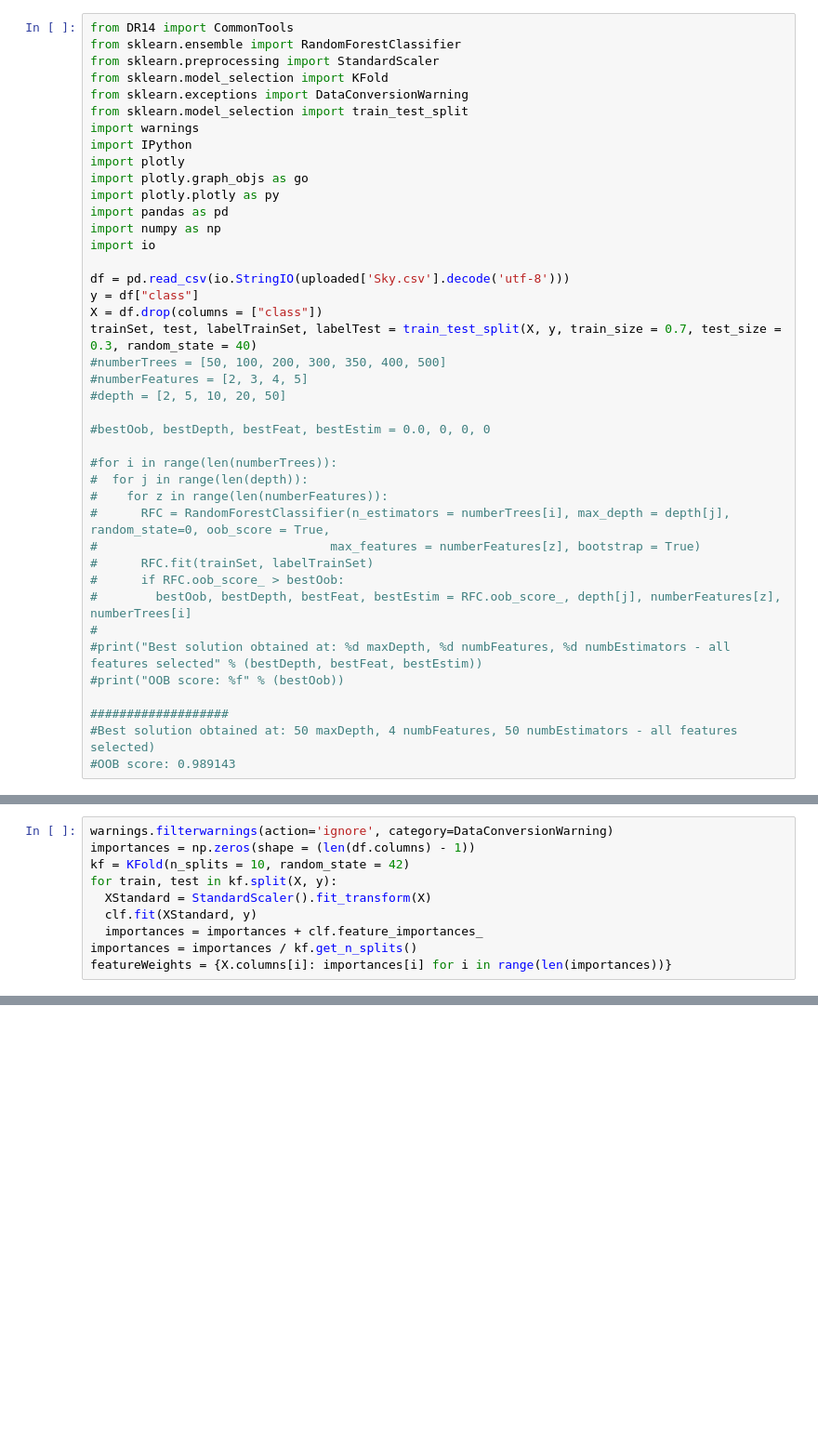
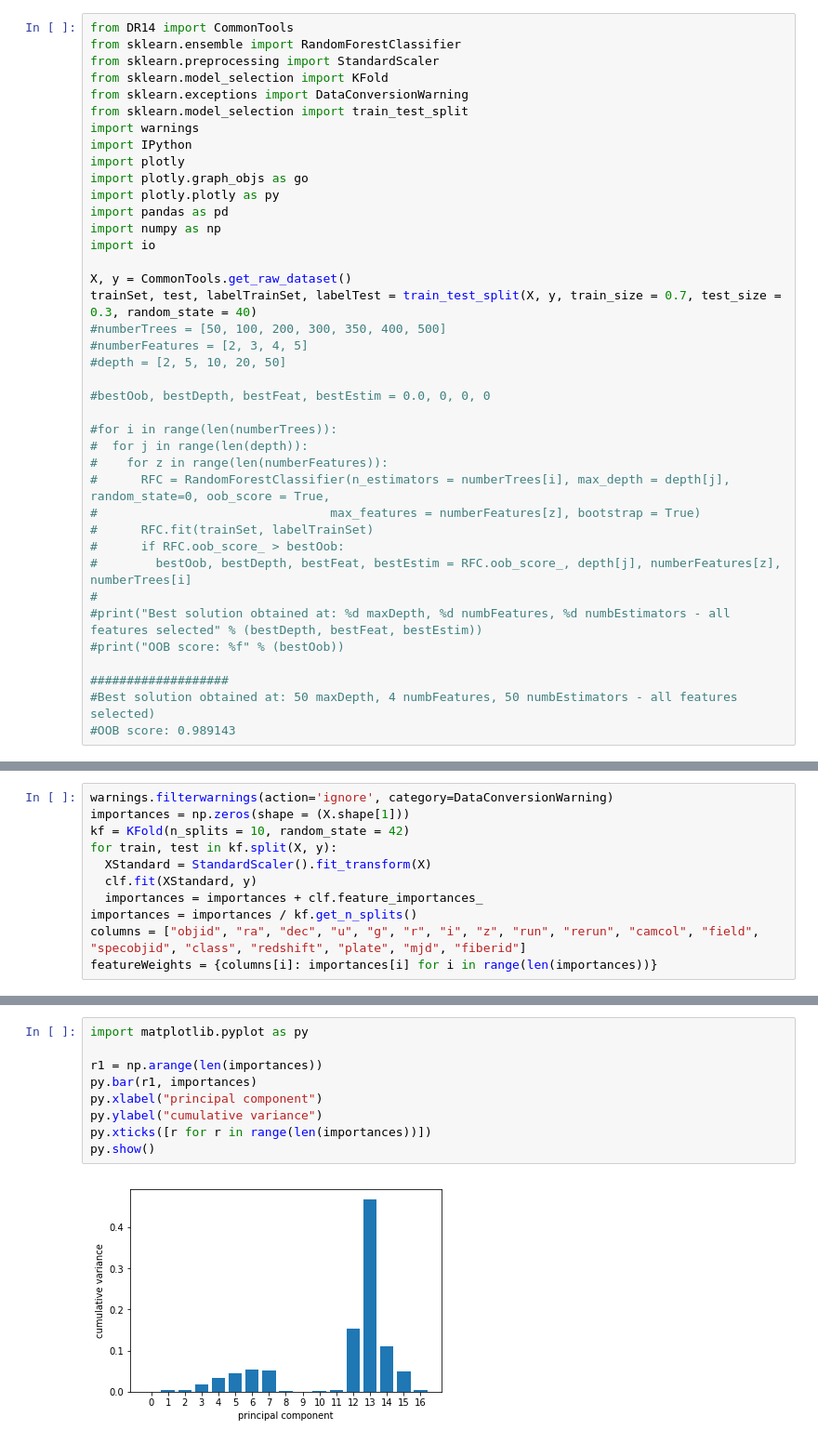
Before and after one commit to MattiaPOLI/DR14, a Jupyter notebook: FeatureSelection.ipynb, the cells around one changed output, grey strips where cells are left out. Shown at 93% size. Cells and saved outputs as stored; diff of their text form; blank space fills up the shorter version.

```diff
--- a/FeatureSelection.ipynb
+++ b/FeatureSelection.ipynb
@@ -33,9 +27,7 @@ import pandas as pd
 import numpy as np
 import io
 
-df = pd.read_csv(io.StringIO(uploaded['Sky.csv'].decode('utf-8')))
-y = df["class"]
-X = df.drop(columns = ["class"])
+X, y = CommonTools.get_raw_dataset()
 trainSet, test, labelTrainSet, labelTest = train_test_split(X, y, train_size = 0.7, test_size = 0.3, random_state = 40)
 #numberTrees = [50, 100, 200, 300, 350, 400, 500]
 #numberFeatures = [2, 3, 4, 5]
@@ -70,11 +64,12 @@ The accuracy oh this model is: 0.99
 [interactive output not drawn]
 # %%
 warnings.filterwarnings(action='ignore', category=DataConversionWarning)
-importances = np.zeros(shape = (len(df.columns) - 1))
+importances = np.zeros(shape = (X.shape[1]))
 kf = KFold(n_splits = 10, random_state = 42)
 for train, test in kf.split(X, y):
   XStandard = StandardScaler().fit_transform(X)
   clf.fit(XStandard, y)
   importances = importances + clf.feature_importances_
 importances = importances / kf.get_n_splits()
-featureWeights = {X.columns[i]: importances[i] for i in range(len(importances))}
+columns = ["objid", "ra", "dec", "u", "g", "r", "i", "z", "run", "rerun", "camcol", "field", "specobjid", "class", "redshift", "plate", "mjd", "fiberid"]
+featureWeights = {columns[i]: importances[i] for i in range(len(importances))}
@@ -146,0 +76,11 @@ The accuracy oh this model is: 0.99
+# %%
+import matplotlib.pyplot as py
+
+r1 = np.arange(len(importances))
+py.bar(r1, importances)
+py.xlabel("principal component")
+py.ylabel("cumulative variance")
+py.xticks([r for r in range(len(importances))])
+py.show()
+# %% [output]
+[figure, added]
```
Also changed, not shown: parts of 8 cells of this notebook.
